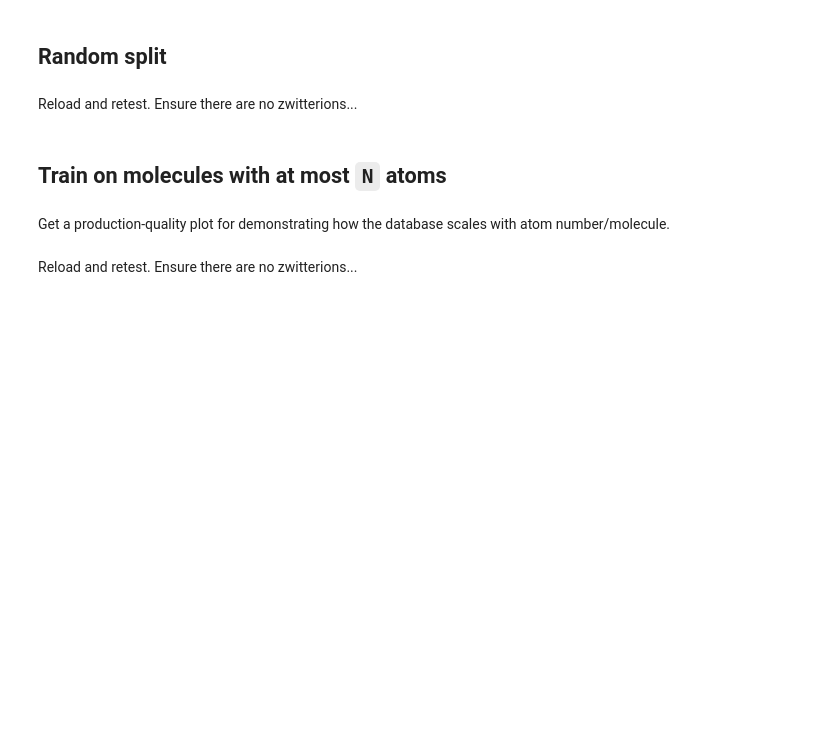
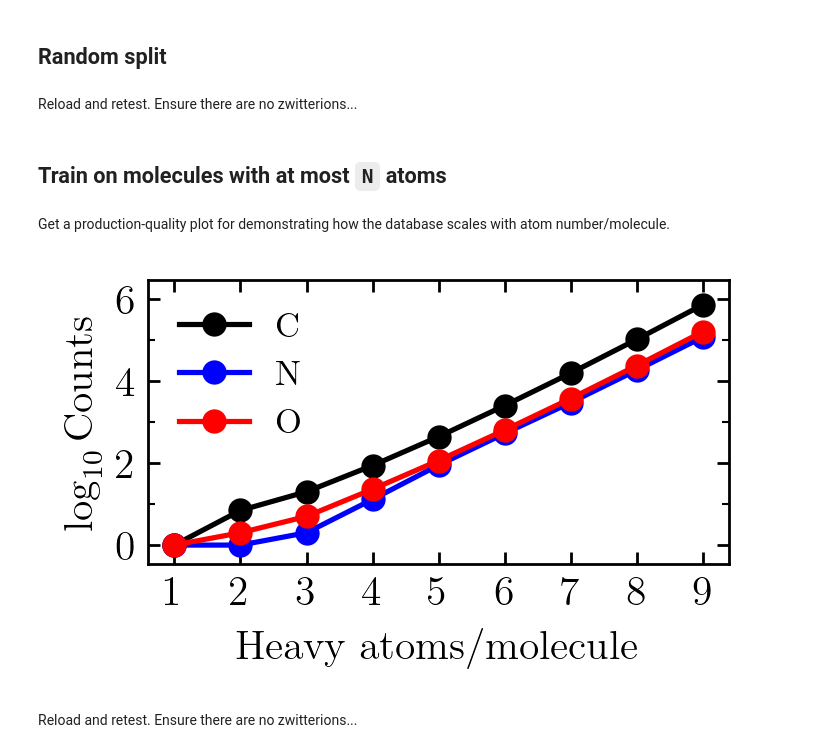
Before and after one commit to matthewcarbone/XAS-NNE, a Jupyter notebook: 01_qm9_final_postprocessing2_pca_analysis_train_test_split.ipynb, the cells around one changed output. Cells and saved outputs as stored; diff of their text form; code cells hidden in the pictures; blank space fills up the shorter version.

```diff
--- a/01_qm9_final_postprocessing2_pca_analysis_train_test_split.ipynb
+++ b/01_qm9_final_postprocessing2_pca_analysis_train_test_split.ipynb
@@ -178,30 +182,35 @@ atom_counts_sorted["O"]
 # %%
 # Create a well-balanced testing set
 fig, ax = plt.subplots(1, 1, figsize=(3, 1.5))
 
 
-ax.plot(int_grid, np.log10(atom_counts_sorted["C"]), 'ko-', label=r"$\mathcal{D}_\mathrm{C}$")
-ax.plot(int_grid, np.log10(atom_counts_sorted["N"]), 'bo-', label=r"$\mathcal{D}_\mathrm{N}$")
-ax.plot(int_grid, np.log10(atom_counts_sorted["O"]), 'ro-', label=r"$\mathcal{D}_\mathrm{O}$")
+ax.plot(int_grid, np.log10(atom_counts_sorted["C"]), 'ko-', label=r"C")
+ax.plot(int_grid, np.log10(atom_counts_sorted["N"]), 'bo-', label=r"N")
+ax.plot(int_grid, np.log10(atom_counts_sorted["O"]), 'ro-', label=r"O")
 
 
 adj.set_grids(ax, grid=False)
 ax.set_xticks(int_grid)
 ax.tick_params(axis="x", which="minor", bottom=False, top=False)
 ax.tick_params(axis="y", which="minor", left=True, right=True)
 
-ax.set_ylabel(r"$\log_{10} N_\mathcal{M}$")
-ax.set_xlabel(r"$|\mathcal{M}|$")
+ax.set_ylabel(r"$\log_{10} \mathrm{Counts}$")
+ax.set_xlabel(r"Heavy atoms/molecule")
 
 ax.legend(frameon=False)
 
-ax.set_yticks([0, 3, 6])
+ax.set_yticks([0, 2, 4, 6])
+
+minor_locator = AutoMinorLocator(2)
+ax.yaxis.set_minor_locator(minor_locator)
 
 adj.set_ylim(ax, 0, 6)
 
 
-plt.savefig("Figures/qm9_N.svg", bbox_inches="tight", dpi=300)
+plt.savefig("Figures/qm9_N-2.svg", bbox_inches="tight", dpi=300)
 # plt.show()
+# %% [output]
+[figure, added]
 # %%
 for max_training_atoms_per_molecule in range(5, 9):
     for CENTRAL_ATOM in ["C", "N", "O"]:
```
Also changed, not shown: parts of 3 cells of this notebook, 6 other files.
